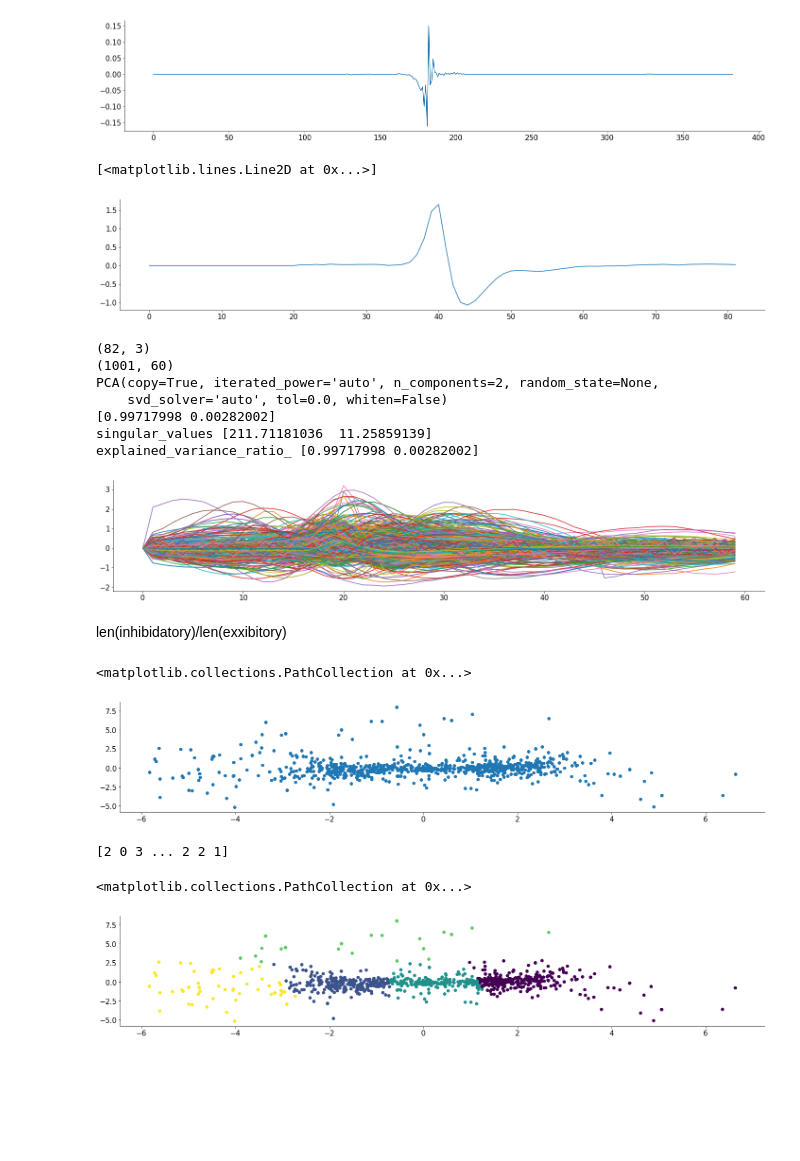
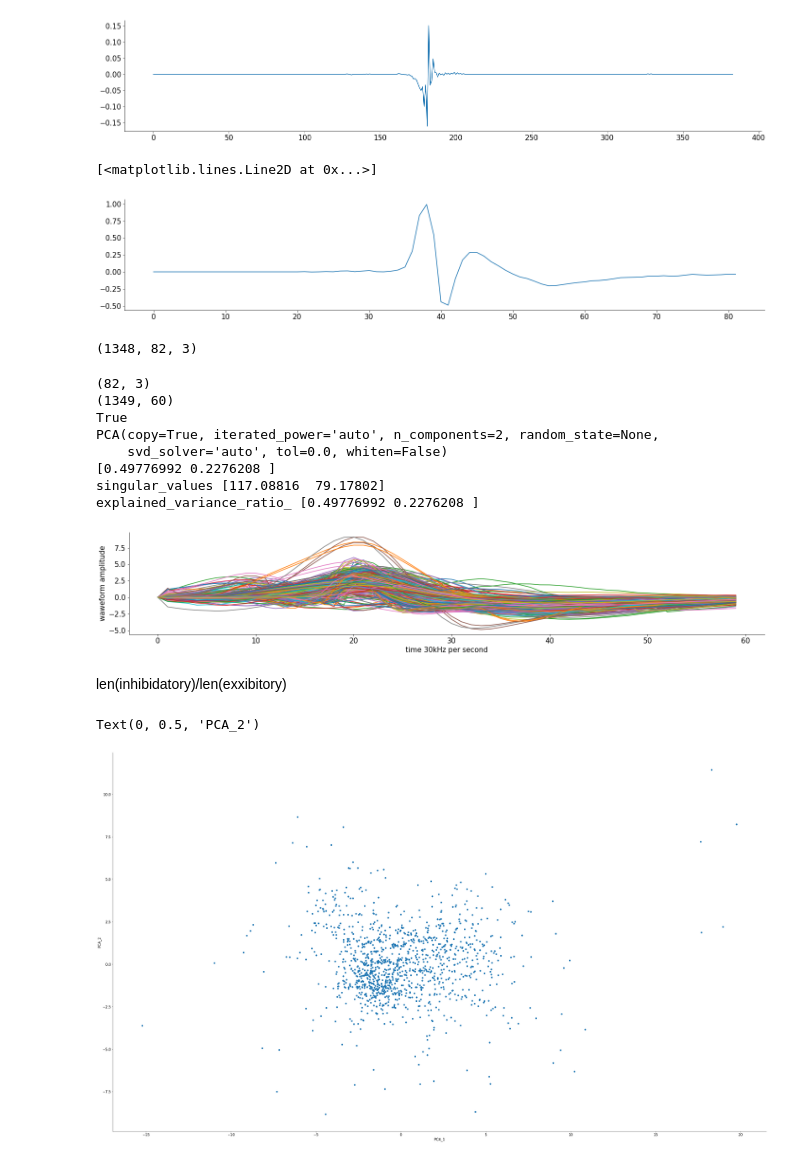
Before and after one commit to 2walkingfish/Neuromatch_Project_133, a Jupyter notebook: Explore_steinmetz_extra_dataset.ipynb, the cells around one changed output. Drawn from its saved outputs; the diff is of its cells as text; code cells hidden in the pictures; blank space fills up the shorter version.

```diff
--- a/Explore_steinmetz_extra_dataset.ipynb
+++ b/Explore_steinmetz_extra_dataset.ipynb
@@ -145,22 +142,28 @@ plt.plot(reconstruct[-1])
 [<matplotlib.lines.Line2D at 0x...>]
 [figure]
 # %%
-plt.plot(dat_WAV[38]['waveform_w'][0,:,1])
+plt.plot(dat_WAV[38]['waveform_w'][0,:,2])
 # %% [output]
 [<matplotlib.lines.Line2D at 0x...>]
-[figure, old version]
+[figure, new version]
+# %%
+print(dat_WAV[38]['waveform_w'].shape)
+# %% [output]
+(1348, 82, 3)
 # %%
 pca = PCA(n_components = 2)
 
 # time_count = np.linspace(start = 0, stop = 80, num = 82)
 print(dat_WAV[38]['waveform_w'][0].shape)
-data_stack = np.empty_like(dat_WAV[38]['waveform_w'][0,20:80,1])
-for i in range(0,1000):
-  data_stack =np.vstack((data_stack, dat_WAV[38]['waveform_w'][i,20:80,1]))
+data_stack = np.empty_like(dat_WAV[38]['waveform_w'][0,20:80,0])
+for i in range(0,1348):
+  data_stack =np.vstack((data_stack, dat_WAV[38]['waveform_w'][i,20:80,0]))
 
 print(data_stack.shape)
+print(np.all(np.isfinite(data_stack)))
 
-result_pca = pca.fit(data_tmp)
+result_pca = pca.fit(data_stack)
+
 print(result_pca)
 
 print(pca.explained_variance_ratio_)
@@ -168,34 +171,34 @@ print('singular_values', pca.singular_values_)
 print('explained_variance_ratio_', pca.explained_variance_ratio_)
 
 plt.plot(data_stack.T)
+
+plt.ylabel('waweform amplitude')
+plt.xlabel('time 30kHz per second')
+
+
 plt.show()
 # %% [output]
 (82, 3)
-(1001, 60)
+(1349, 60)
+True
 PCA(copy=True, iterated_power='auto', n_components=2, random_state=None,
     svd_solver='auto', tol=0.0, whiten=False)
-[0.99717998 0.00282002]
-singular_values [211.71181036  11.25859139]
-explained_variance_ratio_ [0.99717998 0.00282002]
+[0.49776992 0.2276208 ]
+singular_values [117.08816  79.17802]
+explained_variance_ratio_ [0.49776992 0.2276208 ]
-[figure, old version]
+[figure, new version]
 # %% [markdown]
 len(inhibidatory)/len(exxibitory)
 # %%
 transformation_results = pca.fit_transform(data_stack)
 # print(result)
 
+plt.figure(figsize=(40,40))
 plt.scatter(transformation_results[:,0],transformation_results[:,1])
+plt.gca().set_aspect('equal', adjustable='box')
+
+plt.xlabel('PCA_1')
+plt.ylabel('PCA_2')
 # %% [output]
-<matplotlib.collections.PathCollection at 0x...>
+Text(0, 0.5, 'PCA_2')
-[figure, old version]
+[figure, new version]
-# %%
-kmeans = KMeans(n_clusters = 5,  random_state=0).fit(transformation_results)
-labels = kmeans.labels_
-
-print(labels)
-
-plt.scatter(transformation_results[:,0],transformation_results[:,1], c= labels)
-# %% [output]
-[2 0 3 ... 2 2 1]
-<matplotlib.collections.PathCollection at 0x...>
-[figure, removed]
```
Also changed, not shown: parts of 4 cells of this notebook.
